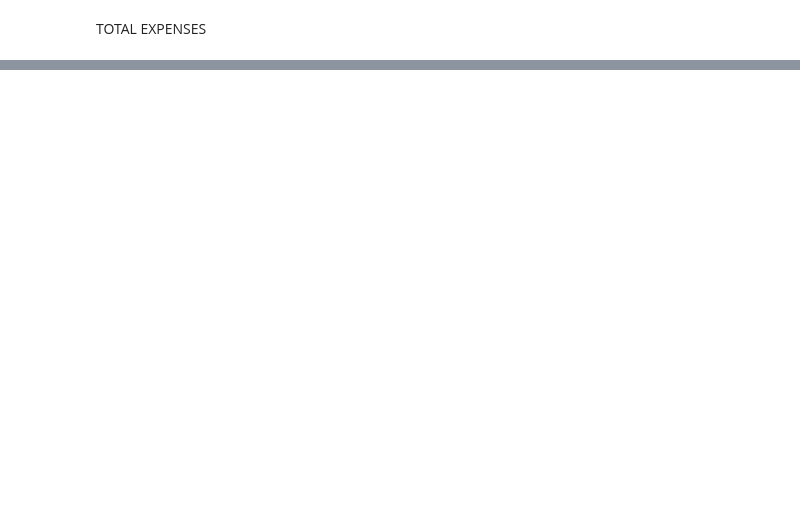
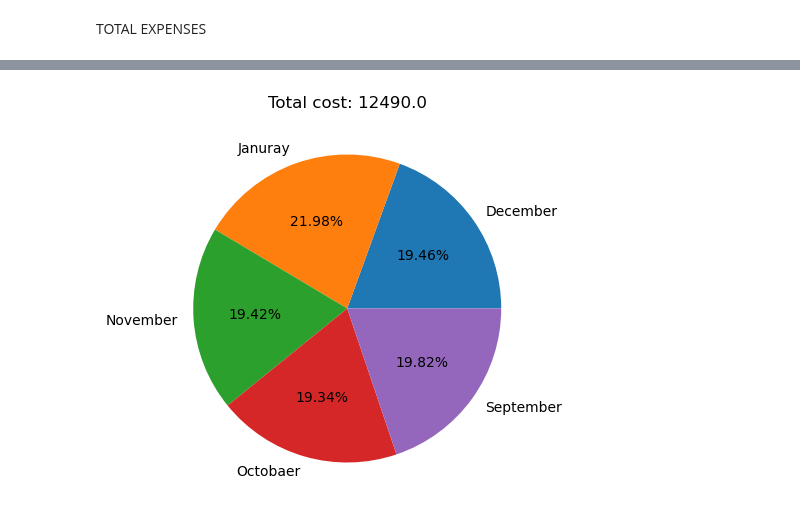
Before and after one commit to doofenzy/datascience-expenses, a Jupyter notebook: daily_expenses.ipynb, the cells around one changed output, grey strips where cells are left out. Drawn from its saved outputs; the diff is of its cells as text; code cells hidden in the pictures; blank space fills up the shorter version.

```diff
--- a/daily_expenses.ipynb
+++ b/daily_expenses.ipynb
@@ -67,0 +67,5 @@ plt.show()
+# %%
+df = df[df["expenses_of_the_month"] != 0.0]
+month_of_expenses =  df.groupby("expenses_of_the_month")["total_cost"].sum()
+total_cost = df["total_cost"].sum()
+month_of_expenses
@@ -67,0 +80,7 @@ plt.show()
+# %%
+plt.figure(figsize = (5,5))
+plt.title(f"Total cost: {total_cost}")
+plt.pie(month_of_expenses, autopct="%.2f%%", labels=month_of_expenses.index)
+plt.show()
+# %% [output]
+[figure, added]
```
Also changed, not shown: parts of 5 cells of this notebook.
